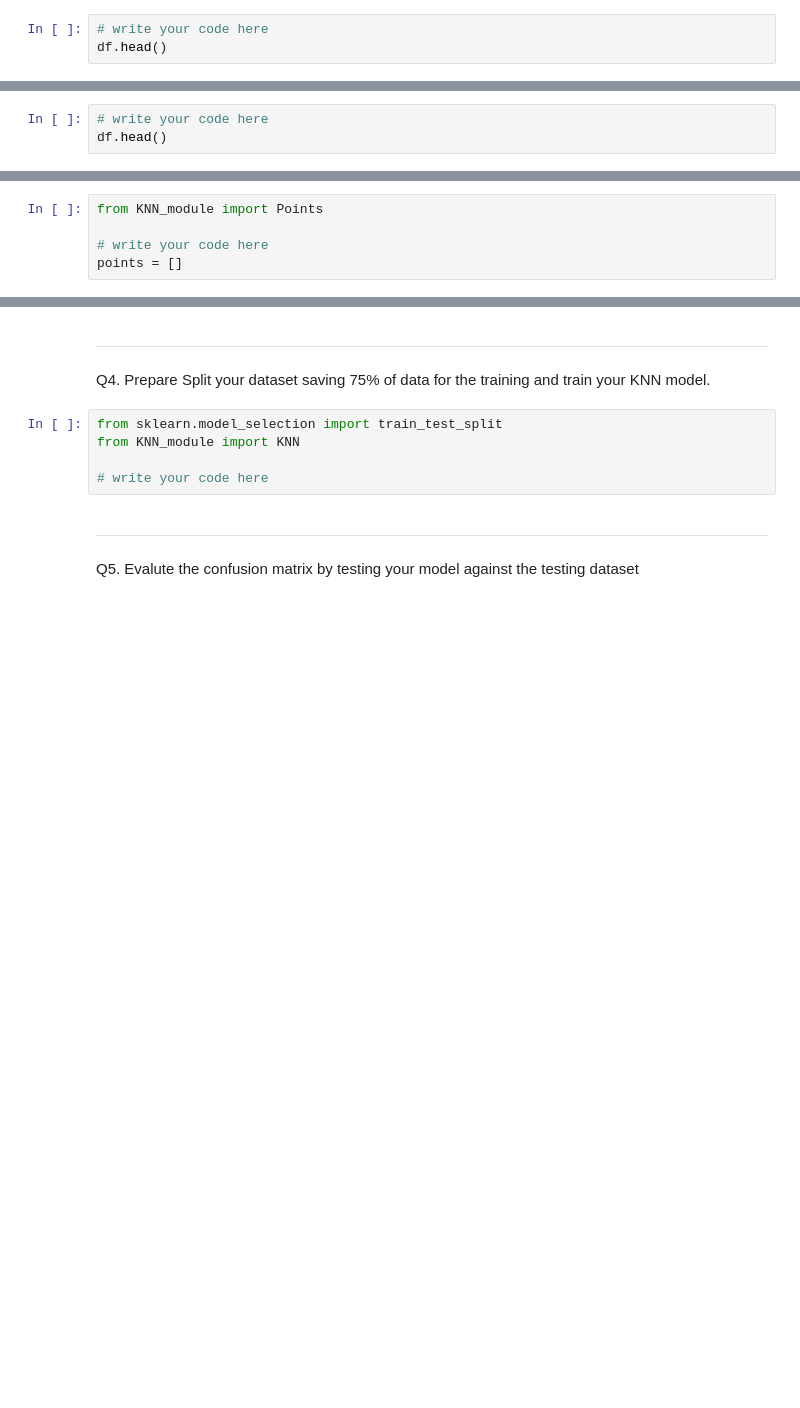
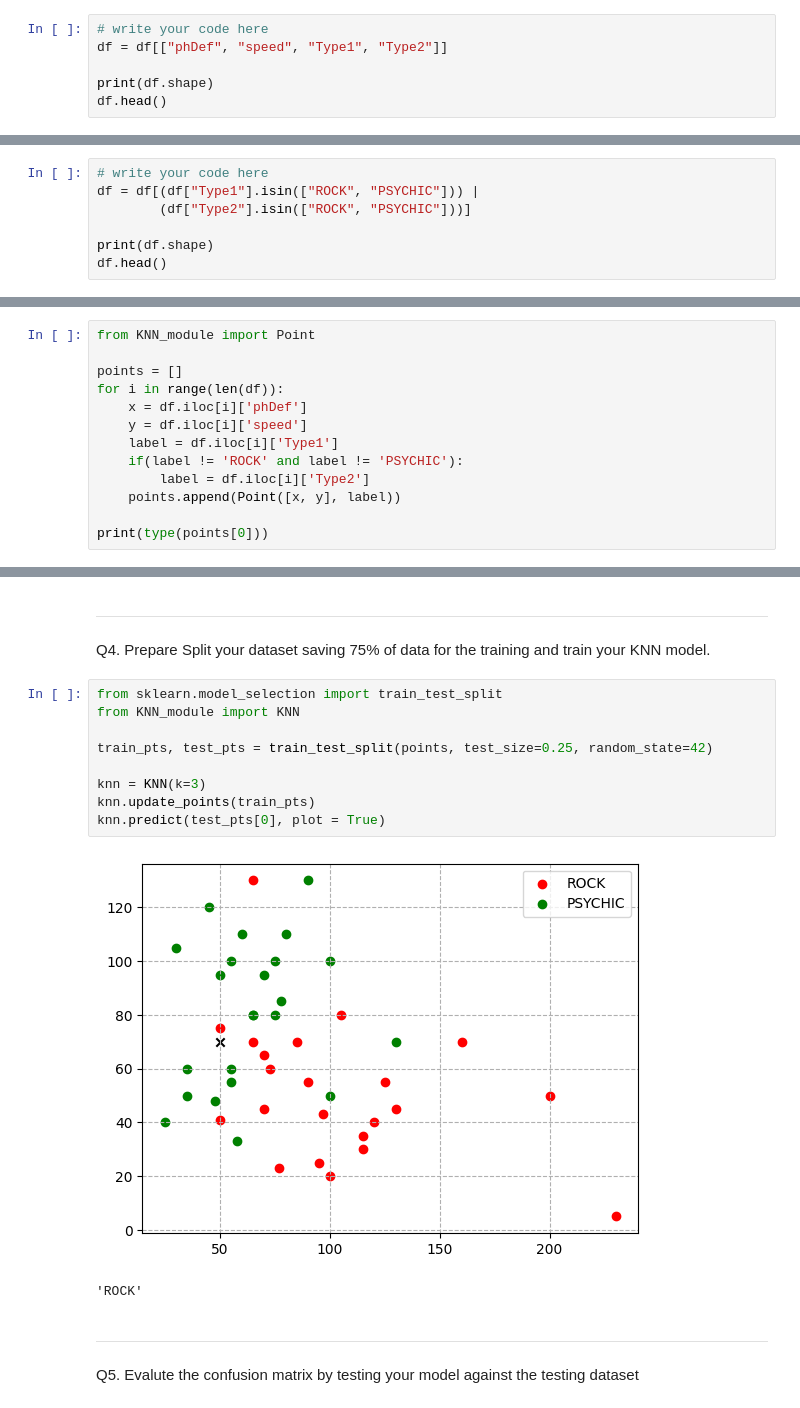
Before and after one commit to khyati-afk/course, a Jupyter notebook: Unit_13_ConfusionMatrix/00_homework.ipynb, the cells around one changed output, grey strips where cells are left out. Cells and saved outputs as stored; diff of their text form; blank space fills up the shorter version.

```diff
--- a/Unit_13_ConfusionMatrix/00_homework.ipynb
+++ b/Unit_13_ConfusionMatrix/00_homework.ipynb
@@ -36,4 +38,7 @@ df.head()
 Q1. Discard all the columns which are not needed
 # %%
 # write your code here
+df = df[["phDef", "speed", "Type1", "Type2"]]
+
+print(df.shape)
 df.head()
@@ -42,4 +55,8 @@ df.head()
 Q2. Keep only those rows which are either `Rock` type or `Psychic` type (check both type1 & type2).
 # %%
 # write your code here
+df = df[(df["Type1"].isin(["ROCK", "PSYCHIC"])) |
+        (df["Type2"].isin(["ROCK", "PSYCHIC"]))]
+
+print(df.shape)
 df.head()
@@ -50,7 +75,15 @@ Q3. Prepare the data for KNN model my converting each row to a Point
 - label = {Rock / Psychic} based on the typing of the Pokemon
 and your df into a list of Points.
 # %%
-from KNN_module import Points
+from KNN_module import Point
 
-# write your code here
 points = []
+for i in range(len(df)):
+    x = df.iloc[i]['phDef']
+    y = df.iloc[i]['speed']
+    label = df.iloc[i]['Type1']
+    if(label != 'ROCK' and label != 'PSYCHIC'):
+        label = df.iloc[i]['Type2']
+    points.append(Point([x, y], label))
+
+print(type(points[0]))
@@ -60,8 +95,15 @@ Q4. Prepare Split your dataset saving 75% of data for the training and train you
 # %%
 from sklearn.model_selection import train_test_split
 from KNN_module import KNN
 
-# write your code here
+train_pts, test_pts = train_test_split(points, test_size=0.25, random_state=42)
+
+knn = KNN(k=3)
+knn.update_points(train_pts)
+knn.predict(test_pts[0], plot = True)
+# %% [output]
+[figure, added]
+'ROCK'
 # %% [markdown]
 ---
 Q5. Evalute the confusion matrix by testing your model against the testing dataset
```
Also changed, not shown: parts of 8 cells of this notebook, 1 other file.
